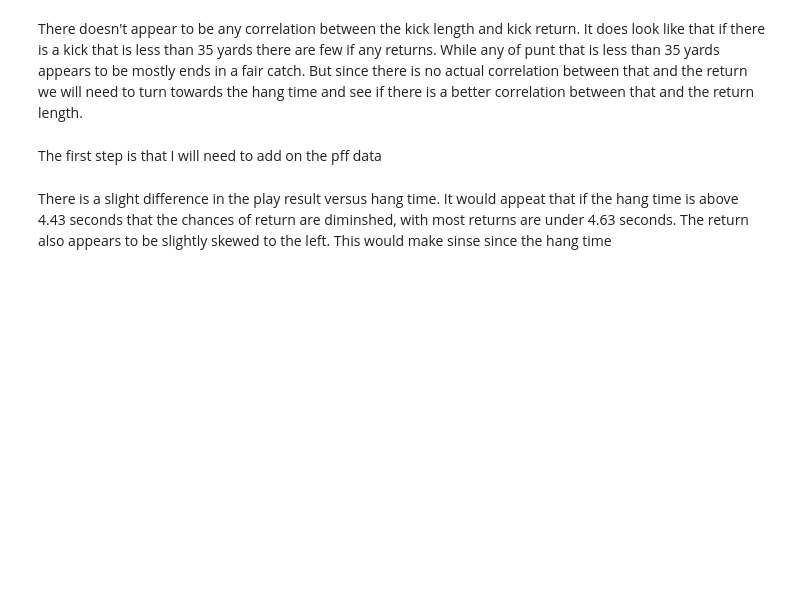
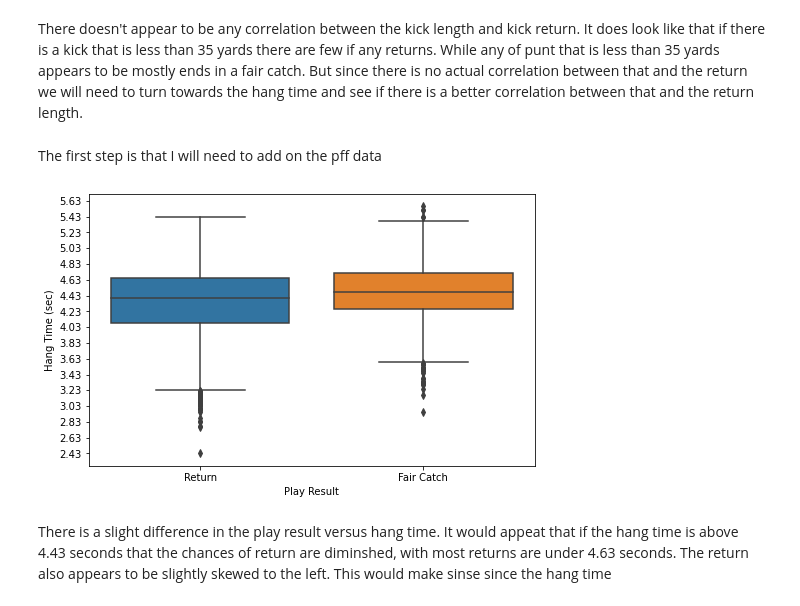
Before and after one commit to dkrejcarek/punt_analysis, a Jupyter notebook: Part_I_exploration_template.ipynb, the cells around one changed output. Drawn from its saved outputs; the diff is of its cells as text; code cells hidden in the pictures; blank space fills up the shorter version.

Commit message:
Add Bivairante graph

```diff
--- a/Part_I_exploration_template.ipynb
+++ b/Part_I_exploration_template.ipynb
@@ -539,13 +617,15 @@ punt_data.info()
 # %%
 # Plot the hangtime versus the count of
 # make the hangtime down to the a 1/4 sec
-x_label = np.arange(punt_data['hangTime_x'].min(), punt_data['hangTime_x'].max()+.2, .2)
+x_label = np.arange(punt_data['hangTime'].min(), punt_data['hangTime'].max()+.2, .2)
 
 plt.figure(figsize=[8, 5])
 
-sb.boxplot(data = punt_data, x = 'specialTeamsResult', y='hangTime_x')
+sb.boxplot(data = punt_data, x = 'specialTeamsResult', y='hangTime')
 plt.yticks(x_label)
 plt.ylabel('Hang Time (sec)')
 plt.xlabel('Play Result');
+# %% [output]
+[figure, added]
 # %% [markdown]
 There is a slight difference in the play result versus hang time.  It would appeat that if the hang time is above 4.43 seconds that the chances of return are diminshed, with most returns are under 4.63 seconds.  The return also appears to be slightly skewed to the left.  This would make sinse since the hang time
```
Also changed, not shown: parts of 13 cells of this notebook.
